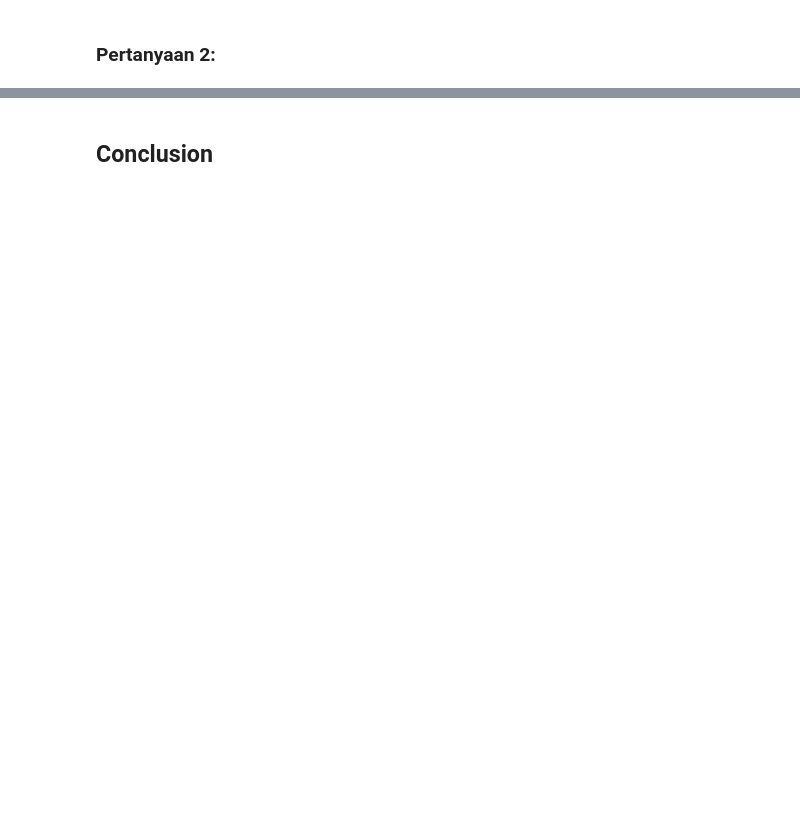
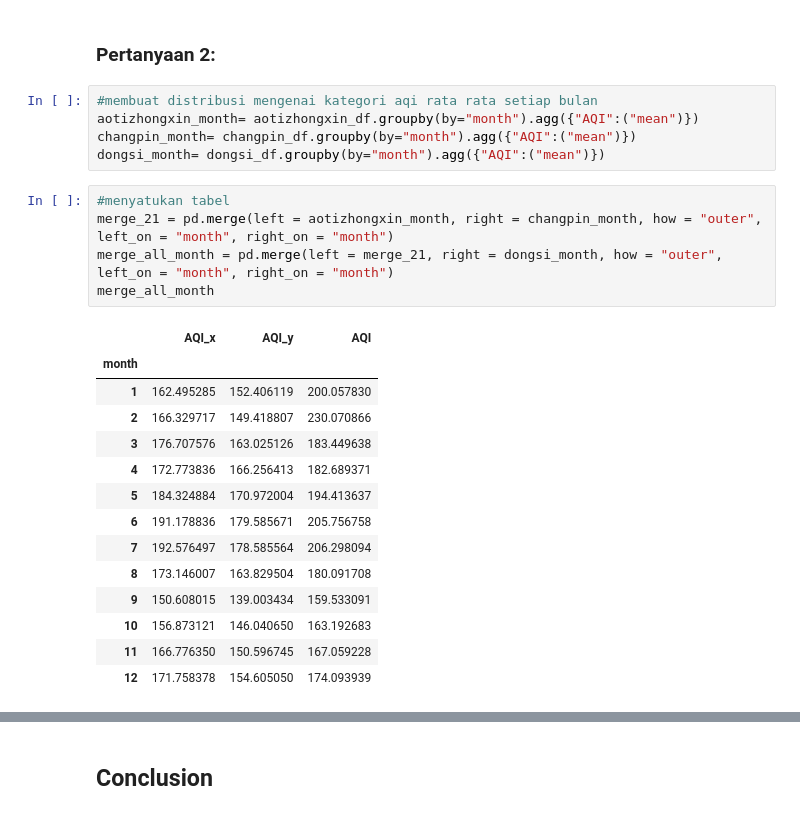
Before and after one commit to agna2103/l_analisis_data, a Jupyter notebook: notebook.ipynb, the cells around one changed output, grey strips where cells are left out. Saved outputs shown, nothing was run; the diff lists cells and outputs as text; blank space fills up the shorter version.

```diff
--- a/notebook.ipynb
+++ b/notebook.ipynb
@@ -868,2 +881,27 @@ plt.legend()
 # %% [markdown]
 ### Pertanyaan 2:
+# %%
+#membuat distribusi mengenai kategori aqi rata rata setiap bulan
+aotizhongxin_month= aotizhongxin_df.groupby(by="month").agg({"AQI":("mean")})
+changpin_month= changpin_df.groupby(by="month").agg({"AQI":("mean")})
+dongsi_month= dongsi_df.groupby(by="month").agg({"AQI":("mean")})
+# %%
+#menyatukan tabel
+merge_21 = pd.merge(left = aotizhongxin_month, right = changpin_month, how = "outer", left_on = "month", right_on = "month")
+merge_all_month = pd.merge(left = merge_21, right = dongsi_month, how = "outer", left_on = "month", right_on = "month")
+merge_all_month
+# %% [output]
+|  | AQI_x | AQI_y | AQI |
+| month |  |  |  |
+| 1 | 162.495285 | 152.406119 | 200.057830 |
+| 2 | 166.329717 | 149.418807 | 230.070866 |
+| 3 | 176.707576 | 163.025126 | 183.449638 |
+| 4 | 172.773836 | 166.256413 | 182.689371 |
+| 5 | 184.324884 | 170.972004 | 194.413637 |
+| 6 | 191.178836 | 179.585671 | 205.756758 |
+| 7 | 192.576497 | 178.585564 | 206.298094 |
+| 8 | 173.146007 | 163.829504 | 180.091708 |
+| 9 | 150.608015 | 139.003434 | 159.533091 |
+| 10 | 156.873121 | 146.040650 | 163.192683 |
+| 11 | 166.776350 | 150.596745 | 167.059228 |
+| 12 | 171.758378 | 154.605050 | 174.093939 |
```
Also changed, not shown: parts of 6 cells of this notebook.
